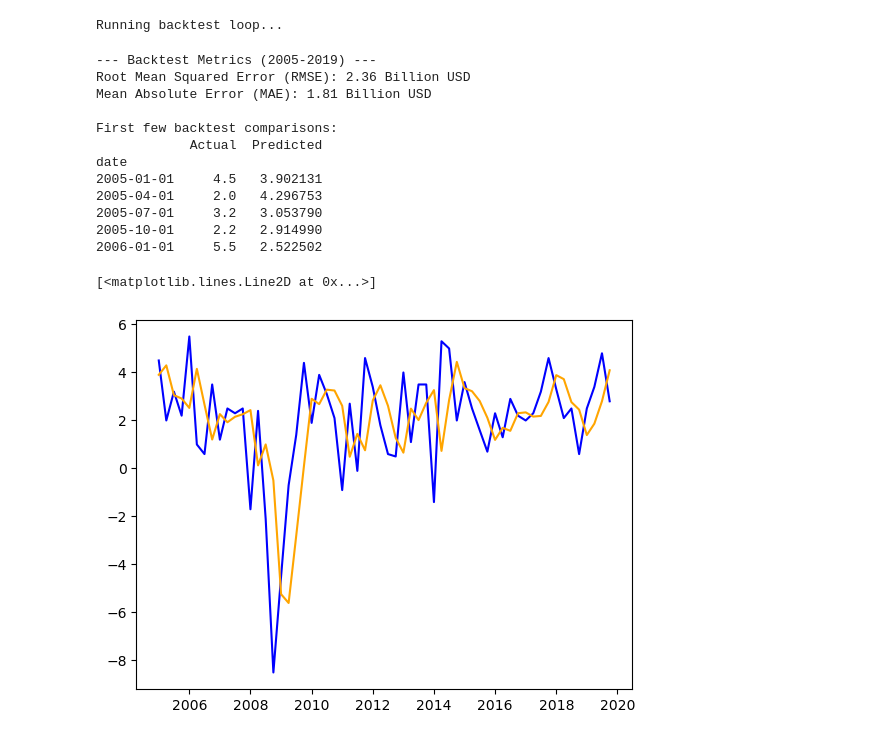
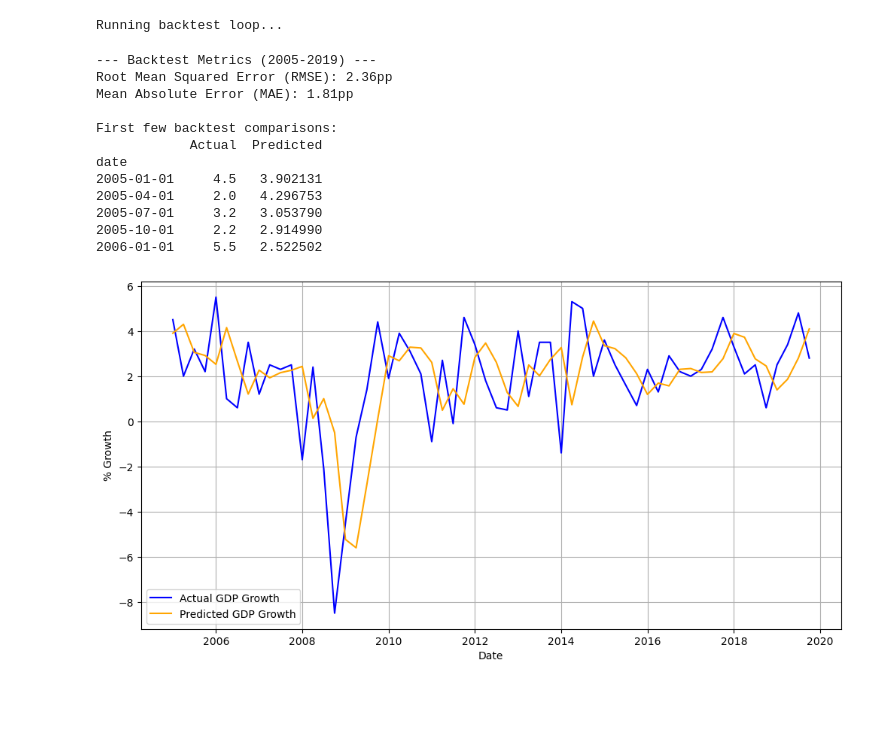
Before and after one commit to kmanu15/gdp-nowcast, a Jupyter notebook: GDP AR(I)/gdp_ar_forecast.ipynb, the cells around one changed output. Drawn from its saved outputs; the diff is of its cells as text; code cells hidden in the pictures; blank space fills up the shorter version.

```diff
--- a/GDP AR(I)/gdp_ar_forecast.ipynb
+++ b/GDP AR(I)/gdp_ar_forecast.ipynb
@@ -69,16 +69,16 @@ rmse = np.sqrt(mean_squared_error(results_df["Actual"], results_df["Predicted"])
 mae = np.mean(np.abs(results_df["Actual"] - results_df["Predicted"]))
 
 print(f"\n--- Backtest Metrics (2005-2019) ---")
-print(f"Root Mean Squared Error (RMSE): {rmse:.2f} Billion USD")
-print(f"Mean Absolute Error (MAE): {mae:.2f} Billion USD")
+print(f"Root Mean Squared Error (RMSE): {rmse:.2f}pp")
+print(f"Mean Absolute Error (MAE): {mae:.2f}pp")
 
 # View the final head of your backtest comparisons
 print("\nFirst few backtest comparisons:")
 print(results_df.head())
 # %% [output]
 --- Backtest Metrics (2005-2019) ---
-Root Mean Squared Error (RMSE): 2.36 Billion USD
-Mean Absolute Error (MAE): 1.81 Billion USD
+Root Mean Squared Error (RMSE): 2.36pp
+Mean Absolute Error (MAE): 1.81pp
 
 First few backtest comparisons:
             Actual  Predicted
@@ -89,8 +89,12 @@ date
 2005-10-01     2.2   2.914990
 2006-01-01     5.5   2.522502
 # %%
-plt.plot(results_df['Actual'], label='Actual GDP', color='blue')
-plt.plot(results_df['Predicted'], label='Predicted GDP', color='orange')
+plt.figure(figsize=(12, 6))
+plt.plot(results_df['Actual'], label='Actual GDP Growth', color='blue')
+plt.plot(results_df['Predicted'], label='Predicted GDP Growth', color='orange')
+plt.ylabel("% Growth")
+plt.xlabel("Date")
+plt.legend()
+plt.grid()
 # %% [output]
-[<matplotlib.lines.Line2D at 0x...>]
-[figure, old version]
+[figure, new version]
```
Also changed, not shown: parts of 1 cell of this notebook.
